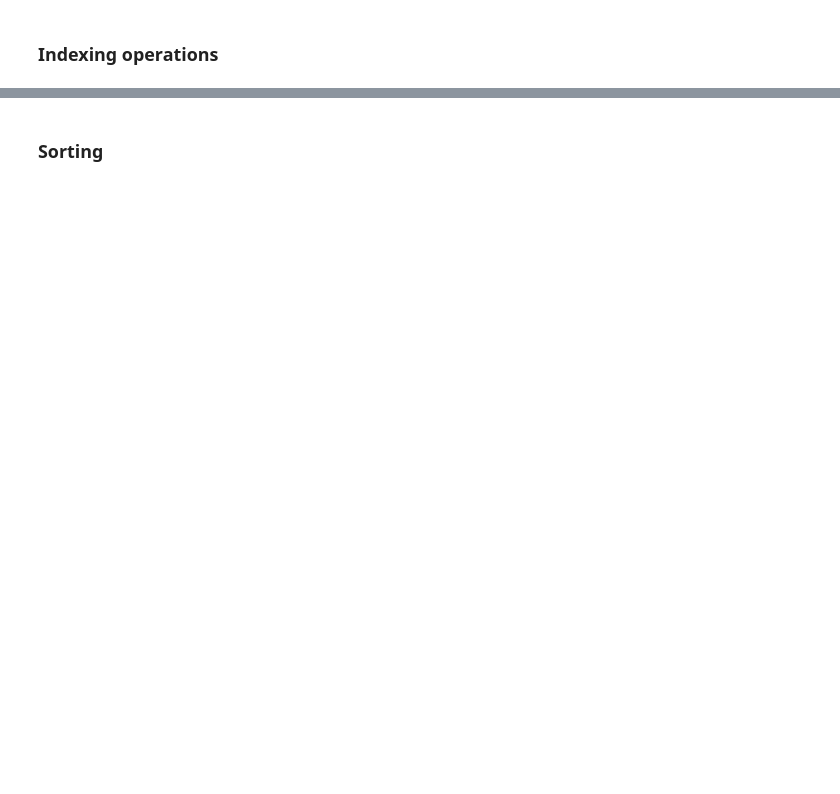
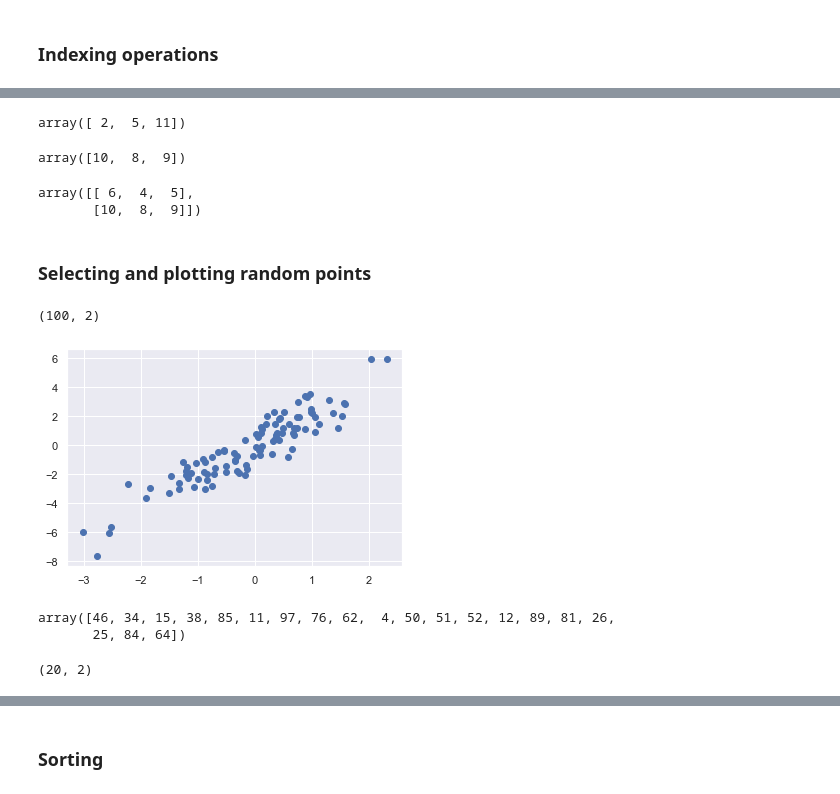
Before and after one commit to sandeepny441/projects_PS, a Jupyter notebook: numpy_conceptwise/numpy_notes_p/Numpy_Computations.ipynb, the cells around one changed output, grey strips where cells are left out. Cells and saved outputs as stored; diff of their text form; code cells hidden in the pictures; blank space fills up the shorter version.

```diff
--- a/numpy_conceptwise/numpy_notes_p/Numpy_Computations.ipynb
+++ b/numpy_conceptwise/numpy_notes_p/Numpy_Computations.ipynb
@@ -191,2 +293,6 @@ y.shape
 # %% [markdown]
 ### Indexing operations
+# %%
+rand = np.random.RandomState(42)
+x = rand.randint(100, size=10)
+x
@@ -192,0 +328,40 @@ y.shape
+# %%
+row = np.array([0, 1, 2])
+col = np.array([2, 1, 3])
+x[row, col]
+# %% [output]
+array([ 2,  5, 11])
+# %%
+x[2, [2, 0, 1]]  # => (2,2) (2,0) & (2,1)
+# %% [output]
+array([10,  8,  9])
+# %%
+x[1:, [2, 0, 1]]
+# %% [output]
+array([[ 6,  4,  5],
+       [10,  8,  9]])
+# %% [markdown]
+### Selecting and plotting random points
+# %%
+mean = [0, 0]
+cov = [[1, 2],
+       [2, 5]]
+X = rand.multivariate_normal(mean, cov, 100)
+X.shape
+# %% [output]
+(100, 2)
+# %%
+plt.scatter(X[:, 0], X[:, 1]);
+# %% [output]
+[figure, added]
+# %%
+indices = np.random.choice(X.shape[0], 20, replace=False)
+indices
+# %% [output]
+array([46, 34, 15, 38, 85, 11, 97, 76, 62,  4, 50, 51, 52, 12, 89, 81, 26,
+       25, 84, 64])
+# %%
+selection = X[indices]  # fancy indexing here
+selection.shape
+# %% [output]
+(20, 2)
```
Also changed, not shown: parts of 77 cells of this notebook, 2 other files.
